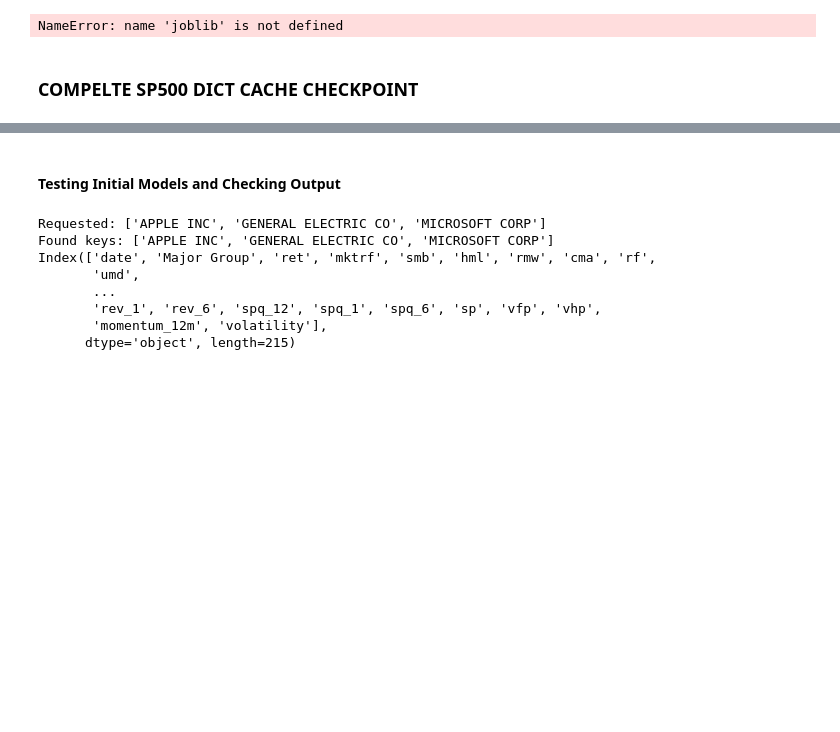
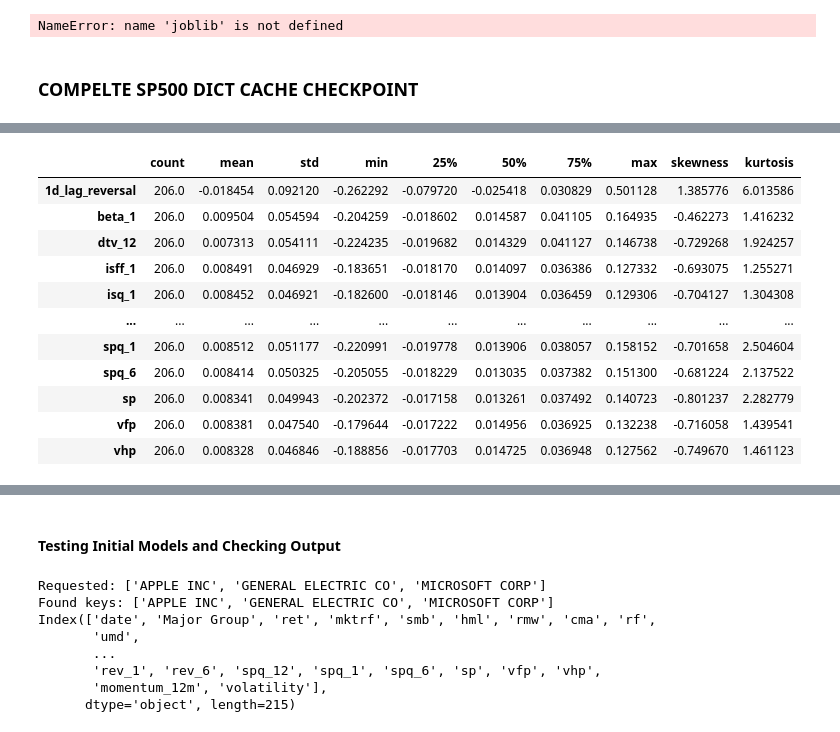
Before and after one commit to nilsberzins/SDF-Research, a Jupyter notebook: SDF-AP Data Current.ipynb, the cells around one changed output, grey strips where cells are left out. Saved outputs shown, nothing was run; the diff lists cells and outputs as text; code cells hidden in the pictures; blank space fills up the shorter version.

```diff
--- a/SDF-AP Data Current.ipynb
+++ b/SDF-AP Data Current.ipynb
@@ -554,3 +543,7 @@ NameError: name 'joblib' is not defined
 ### COMPELTE SP500 DICT CACHE CHECKPOINT
 # %%
 sp500_monthly = joblib.load("sp500_monthly.joblib")
+# %%
+test_comp = "APPLE INC"
+desc_stat = sp500_monthly[test_comp]['data']
+print(desc_stat.columns)
@@ -556,0 +652,74 @@ sp500_monthly = joblib.load("sp500_monthly.joblib")
+# %%
+#==============================================================================
+# DESCRIPTIVE STATISTICS BY PREDICTOR GROUP
+#==============================================================================
+
+# Define predictor groups
+fama_five_cols = ['mktrf', 'smb', 'hml', 'rmw', 'cma', 'rf', 'umd']  # Including momentum factor
+
+# Check if fed_funds_rate exists in the data
+fed_funds_col = ['fed_funds_rate'] if 'fed_funds_rate' in desc_stat.columns else []
+
+# Exclude non-predictor columns
+exclude_cols = ['date', 'Major Group', 'ret', 'momentum_12m', 'volatility', 'volatility_21d', '5d_reversal', '']
+all_cols = desc_stat.columns.tolist()
+
+# Anomaly portfolios = everything that's not Fama Five, Fed Funds, or excluded
+anomaly_cols = [col for col in all_cols
+                if col not in fama_five_cols
+                and col not in fed_funds_col
+                and col not in exclude_cols]
+
+print(f"Fama Five Factors: {len(fama_five_cols)} predictors")
+print(f"Fed Funds Rate: {len(fed_funds_col)} predictor")
+print(f"Anomaly Portfolios: {len(anomaly_cols)} predictors")
+print("-" * 60)
+
+# Get descriptive statistics for each group
+print("\n" + "="*60)
+print("FAMA FIVE FACTORS")
+print("="*60)
+fama_five_stats = desc_stat[fama_five_cols].describe().T
+fama_five_stats['skewness'] = desc_stat[fama_five_cols].skew()
+fama_five_stats['kurtosis'] = desc_stat[fama_five_cols].kurtosis()
+display(fama_five_stats)
+
+if fed_funds_col:
+    print("\n" + "="*60)
+    print("FED FUNDS RATE")
+    print("="*60)
+    fed_stats = desc_stat[fed_funds_col].describe().T
+    fed_stats['skewness'] = desc_stat[fed_funds_col].skew().values
+    fed_stats['kurtosis'] = desc_stat[fed_funds_col].kurtosis().values
+    display(fed_stats)
+else:
+    print("\n[NOTE] Fed Funds Rate not found in monthly data - likely aggregated out during resampling")
+
+print("\n" + "="*60)
+print("ANOMALY PORTFOLIOS")
+print("="*60)
+anomaly_stats = desc_stat[anomaly_cols].describe().T
+anomaly_stats['skewness'] = desc_stat[anomaly_cols].skew()
+anomaly_stats['kurtosis'] = desc_stat[anomaly_cols].kurtosis()
+display(anomaly_stats)
+
+# Summary statistics across groups
+print("\n" + "="*60)
+print("SUMMARY STATISTICS ACROSS ALL PREDICTORS")
+print("="*60)
+summary = pd.DataFrame({
+    'Group': ['Fama Five', 'Fed Funds Rate', 'Anomaly Portfolios'],
+    'Count': [len(fama_five_cols), len(fed_funds_col), len(anomaly_cols)],
+    'Mean (avg)': [
+        desc_stat[fama_five_cols].mean().mean(),
+        desc_stat[fed_funds_col].mean().mean() if fed_funds_col else None,
+        desc_stat[anomaly_cols].mean().mean()
+    ],
+    'Std (avg)': [
+        desc_stat[fama_five_cols].std().mean(),
+        desc_stat[fed_funds_col].std().mean() if fed_funds_col else None,
+        desc_stat[anomaly_cols].std().mean()
+    ]
+})
+display(summary)
+# %% [output]
@@ -556,0 +750,12 @@ sp500_monthly = joblib.load("sp500_monthly.joblib")
+|  | count | mean | std | min | 25% | 50% | 75% | max | skewness | kurtosis |
+| 1d_lag_reversal | 206.0 | -0.018454 | 0.092120 | -0.262292 | -0.079720 | -0.025418 | 0.030829 | 0.501128 | 1.385776 | 6.013586 |
+| beta_1 | 206.0 | 0.009504 | 0.054594 | -0.204259 | -0.018602 | 0.014587 | 0.041105 | 0.164935 | -0.462273 | 1.416232 |
+| dtv_12 | 206.0 | 0.007313 | 0.054111 | -0.224235 | -0.019682 | 0.014329 | 0.041127 | 0.146738 | -0.729268 | 1.924257 |
+| isff_1 | 206.0 | 0.008491 | 0.046929 | -0.183651 | -0.018170 | 0.014097 | 0.036386 | 0.127332 | -0.693075 | 1.255271 |
+| isq_1 | 206.0 | 0.008452 | 0.046921 | -0.182600 | -0.018146 | 0.013904 | 0.036459 | 0.129306 | -0.704127 | 1.304308 |
+| ... | ... | ... | ... | ... | ... | ... | ... | ... | ... | ... |
+| spq_1 | 206.0 | 0.008512 | 0.051177 | -0.220991 | -0.019778 | 0.013906 | 0.038057 | 0.158152 | -0.701658 | 2.504604 |
+| spq_6 | 206.0 | 0.008414 | 0.050325 | -0.205055 | -0.018229 | 0.013035 | 0.037382 | 0.151300 | -0.681224 | 2.137522 |
+| sp | 206.0 | 0.008341 | 0.049943 | -0.202372 | -0.017158 | 0.013261 | 0.037492 | 0.140723 | -0.801237 | 2.282779 |
+| vfp | 206.0 | 0.008381 | 0.047540 | -0.179644 | -0.017222 | 0.014956 | 0.036925 | 0.132238 | -0.716058 | 1.439541 |
+| vhp | 206.0 | 0.008328 | 0.046846 | -0.188856 | -0.017703 | 0.014725 | 0.036948 | 0.127562 | -0.749670 | 1.461123 |
```
Also changed, not shown: parts of 25 cells of this notebook.
